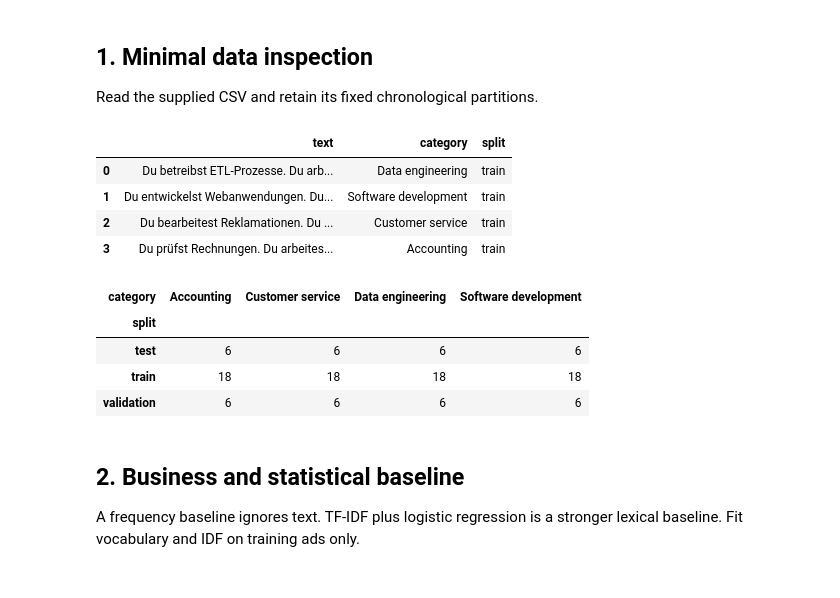
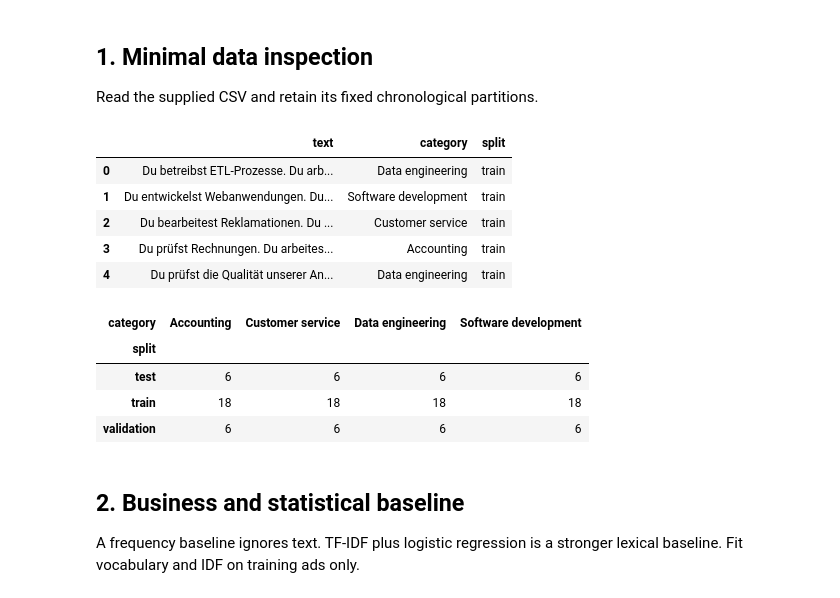
Before and after one commit to simonschmid30/python_machine_learning_basics, a Jupyter notebook: 09_NLP_Transformers/HS2026/lecture1/text_embeddings_solution.ipynb, the cells around one changed output. Cells and saved outputs as stored; diff of their text form; code cells hidden in the pictures.

```diff
--- a/09_NLP_Transformers/HS2026/lecture1/text_embeddings_solution.ipynb
+++ b/09_NLP_Transformers/HS2026/lecture1/text_embeddings_solution.ipynb
@@ -39,15 +39,16 @@ Read the supplied CSV and retain its fixed chronological partitions.
 # %%
 jobs = pd.read_csv(DATA_ROOT / 'nlp_teaching_jobs.csv', parse_dates=['creation_date'])
 parts = {name: jobs[jobs['split'] == name].copy()
          for name in ['train', 'validation', 'test']}
-display(jobs[['text', 'category', 'split']].head(4))
+display(jobs[['text', 'category', 'split']].head())
 display(jobs.groupby(['split', 'category']).size().unstack())
 # %% [output]
 |  | text | category | split |
 | 0 | Du betreibst ETL-Prozesse. Du arb... | Data engineering | train |
 | 1 | Du entwickelst Webanwendungen. Du... | Software development | train |
 | 2 | Du bearbeitest Reklamationen. Du ... | Customer service | train |
 | 3 | Du prüfst Rechnungen. Du arbeites... | Accounting | train |
+| 4 | Du prüfst die Qualität unserer An... | Data engineering | train |
 | category | Accounting | Customer service | Data engineering | Software development |
 | split |  |  |  |  |
 | test | 6 | 6 | 6 | 6 |
```
Also changed, not shown: parts of 3 cells of this notebook, 4 other files.
